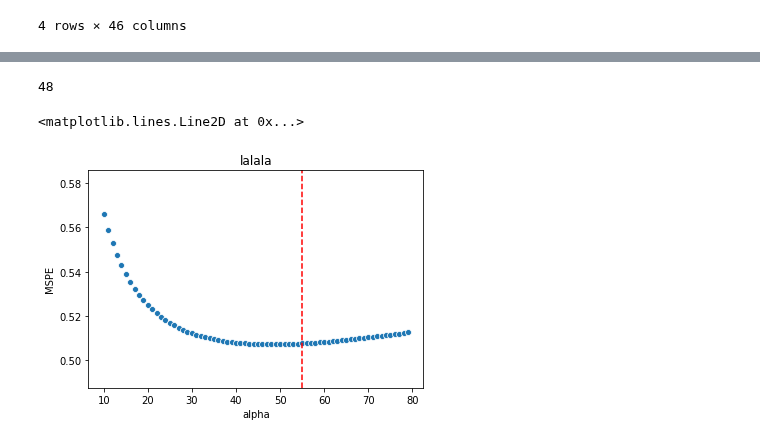
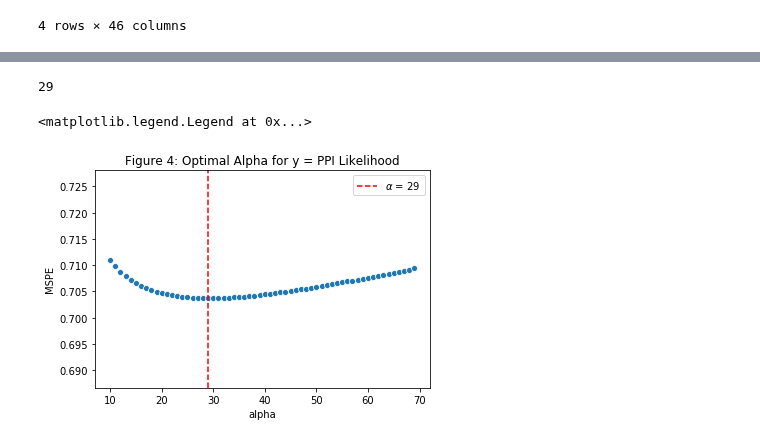
Before and after one commit to laporpe/STA_208, a Jupyter notebook: finalized_code/Ridge_reg.ipynb, the cells around one changed output, grey strips where cells are left out. Cells and saved outputs as stored; diff of their text form; code cells hidden in the pictures.

Commit message:
working on graphs

```diff
--- a/finalized_code/Ridge_reg.ipynb
+++ b/finalized_code/Ridge_reg.ipynb
@@ -10,0 +35,2 @@ fun = Cleaning_Functions()
+# %%
+clean = pd.read_csv("../data/clean.csv")
@@ -262,26 +268,27 @@ Name: Livestock_Orientation, Length: 10078, dtype: float64
 # %%
-ppi.data = ppi_data.drop("Country", axis = 1)
+ppi_data = ppi_data.drop("Country", axis = 1)
 ppi_data.YEAR = ppi_data.YEAR.astype('category')
-
 ppi_data = standarize_data(ppi_data)
 # %%
 X_ppi = get_dummyXs_y(ppi_data, "PPI_Likelihood")[0]
 y_ppi = get_dummyXs_y(ppi_data, "PPI_Likelihood")[1]
 # %%
-X_train_ppi, X_test_ppi, y_train_ppi, y_test_ppi = train_test_split(X_ppi ,y_ppi, test_size = 0.3, random_state = 2021)
+X_train_ppi, X_test_ppi, y_train_ppi, y_test_ppi = train_test_split(X_ppi ,y_ppi, test_size = 0.3,
+                                                                    random_state = 2021)
 # %%
-alpha_set = np.arange(10,80,1)
+alpha_set = np.arange(10,70,1)
 ridge_cv_ppi=RidgeCV(alphas=alpha_set, store_cv_values = True, fit_intercept = False)
 model_ppi_cv=ridge_cv_ppi.fit(X_train_ppi,y_train_ppi)
 model_ppi_cv.alpha_
 # %% [output]
-48
+29
 # %%
 ppi_cv_per_alpha = np.mean(model_ppi_cv.cv_values_, axis = 0)
 ppi_cv_df = pd.DataFrame({'alpha': alpha_set, 'MSPE': ppi_cv_per_alpha})
 # %%
-sns.scatterplot(data = ppi_cv_df, x = "alpha", y = "MSPE").set_title('lalala')
-plt.axvline(x=55, c="red", linestyle = "dashed")
+sns.scatterplot(data = ppi_cv_df, x = "alpha", y = "MSPE", ax=ax1).set_title('Figure 4: Optimal Alpha for y = PPI Likelihood')
+plt.axvline(x=29, c="red", linestyle = "dashed",label = r'$\alpha$ = 29' )
+plt.legend(loc='upper right')
 # %% [output]
-<matplotlib.lines.Line2D at 0x...>
+<matplotlib.legend.Legend at 0x...>
-[figure, old version]
+[figure, new version]
```
Also changed, not shown: parts of 44 cells of this notebook.
